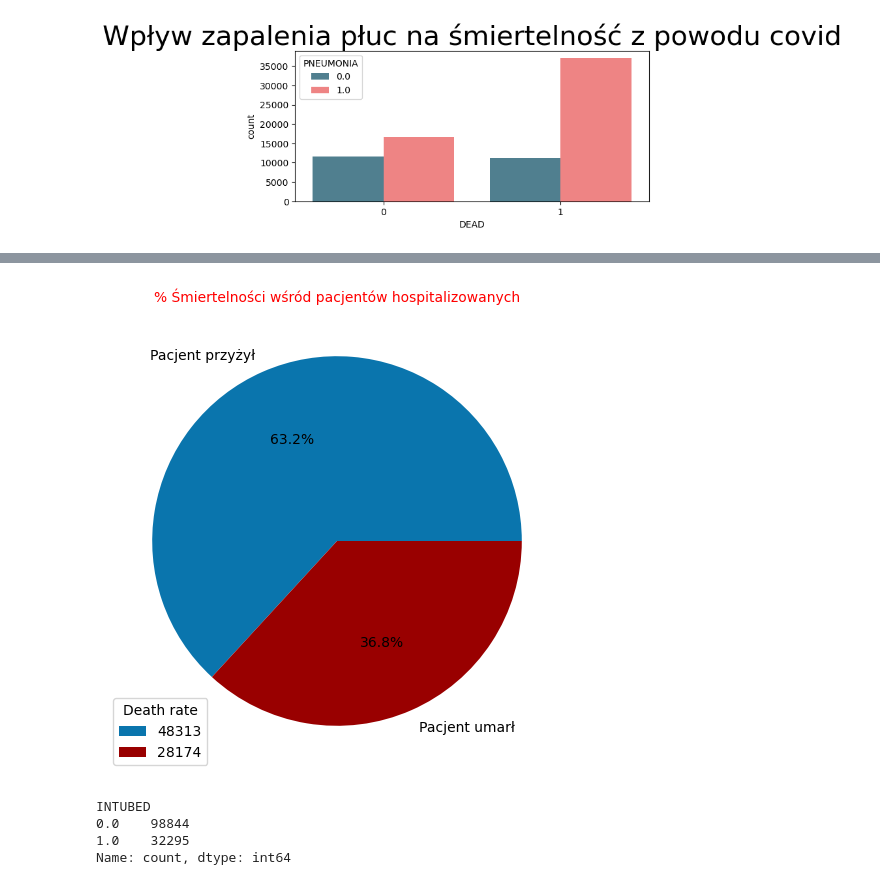
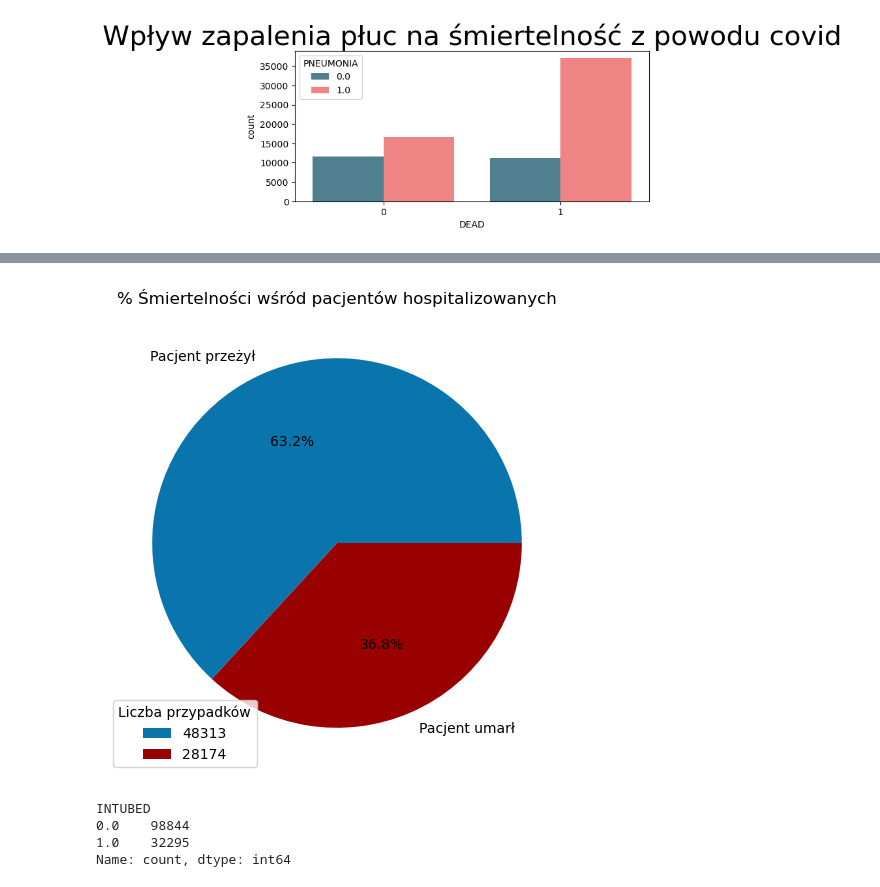
Before and after one commit to infoshareacademy/jdszr15-ITdepends, a Jupyter notebook: covid1.ipynb, the cells around one changed output, grey strips where cells are left out. Saved outputs shown, nothing was run; the diff lists cells and outputs as text; code cells hidden in the pictures.

```diff
--- a/covid1.ipynb
+++ b/covid1.ipynb
@@ -134,15 +181,15 @@ plt.show()
 # %%
-labels = ["Pacjent przyżył", "Pacjent umarł"]
+labels = ["Pacjent przeżył", "Pacjent umarł"]
 sizes = filtered_covid1['DEAD'].value_counts()
 colors = ['#0a75ad', '#990000']
 plt.figure(figsize = (6,6))
 plt.pie(sizes, labels=labels, autopct='%1.1f%%', textprops={'fontsize':10, 'color':"black"}, colors = colors)
 
-plt.title('% Śmiertelności wśród pacjentów hospitalizowanych', color = 'red', fontsize = 10)
-plt.legend(filtered_covid1['DEAD'].value_counts(), loc = 'lower left', title = 'Death rate')
+plt.title('% Śmiertelności wśród pacjentów hospitalizowanych', color = 'black', fontsize = 12)
+plt.legend(filtered_covid1['DEAD'].value_counts(), loc = 'lower left', title = 'Liczba przypadków')
 plt.show()
 # %% [output]
-[figure, old version]
+[figure, new version]
 # %%
 intubed_covid=filtered_covid1.loc[(filtered_covid1["INTUBED"] ==1 )]
 # %%
```
Also changed, not shown: parts of 7 cells of this notebook, 2 other files.
